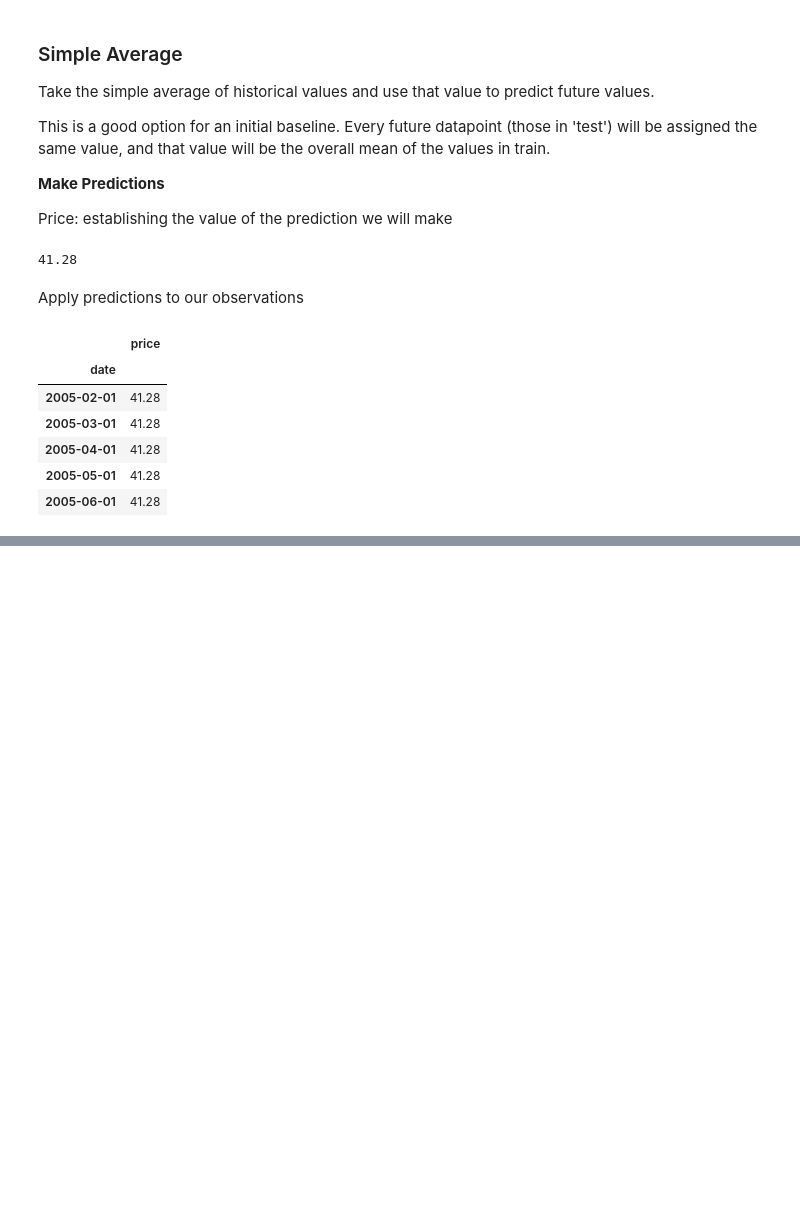
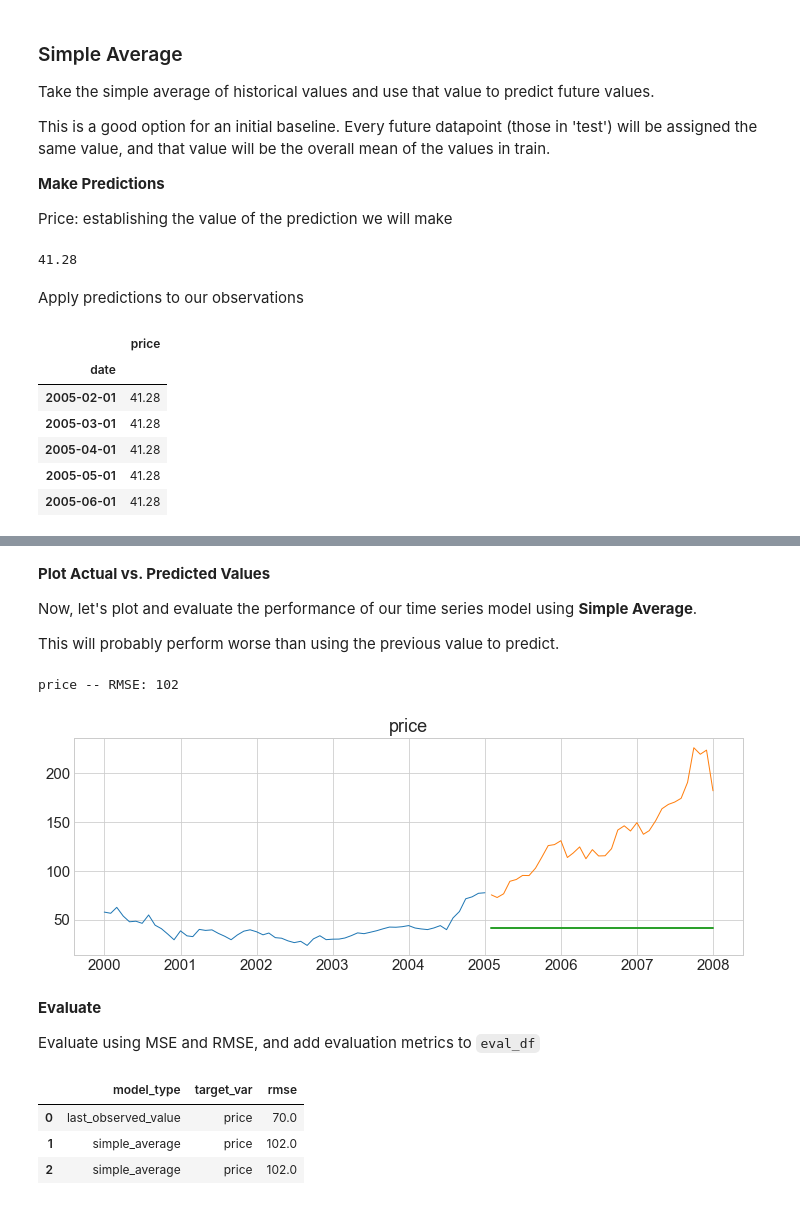
Before and after one commit to KwameTaylor/time-series-exercises, a Jupyter notebook: modeling-lesson-with-stock-data.ipynb, the cells around one changed output, grey strips where cells are left out. Saved outputs shown, nothing was run; the diff lists cells and outputs as text; code cells hidden in the pictures; blank space fills up the shorter version.

````diff
--- a/modeling-lesson-with-stock-data.ipynb
+++ b/modeling-lesson-with-stock-data.ipynb
@@ -293,0 +306,23 @@ yhat_df.head()
+# %% [markdown]
+**Plot Actual vs. Predicted Values**
+
+Now, let's plot and evaluate the performance of our time series model using **Simple Average**.
+
+This will probably perform worse than using the previous value to predict.
+# %%
+plot_and_eval('price')
+# %% [output]
+price -- RMSE: 102
+[figure, added]
+# %% [markdown]
+**Evaluate**
+
+Evaluate using MSE and RMSE, and add evaluation metrics to ```eval_df```
+# %%
+eval_df = append_eval_df(model_type='simple_average', target_var = 'price')
+eval_df
+# %% [output]
+|  | model_type | target_var | rmse |
+| 0 | last_observed_value | price | 70.0 |
+| 1 | simple_average | price | 102.0 |
+| 2 | simple_average | price | 102.0 |
````
Also changed, not shown: parts of 31 cells of this notebook, 1 other file.
